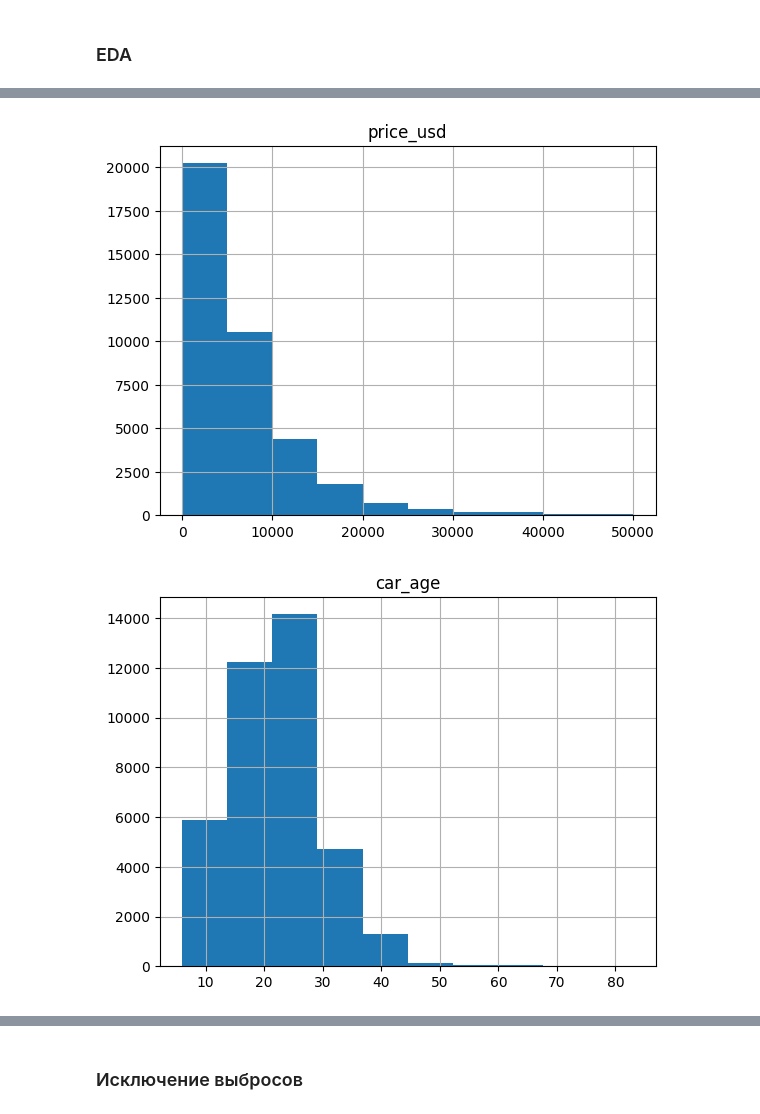
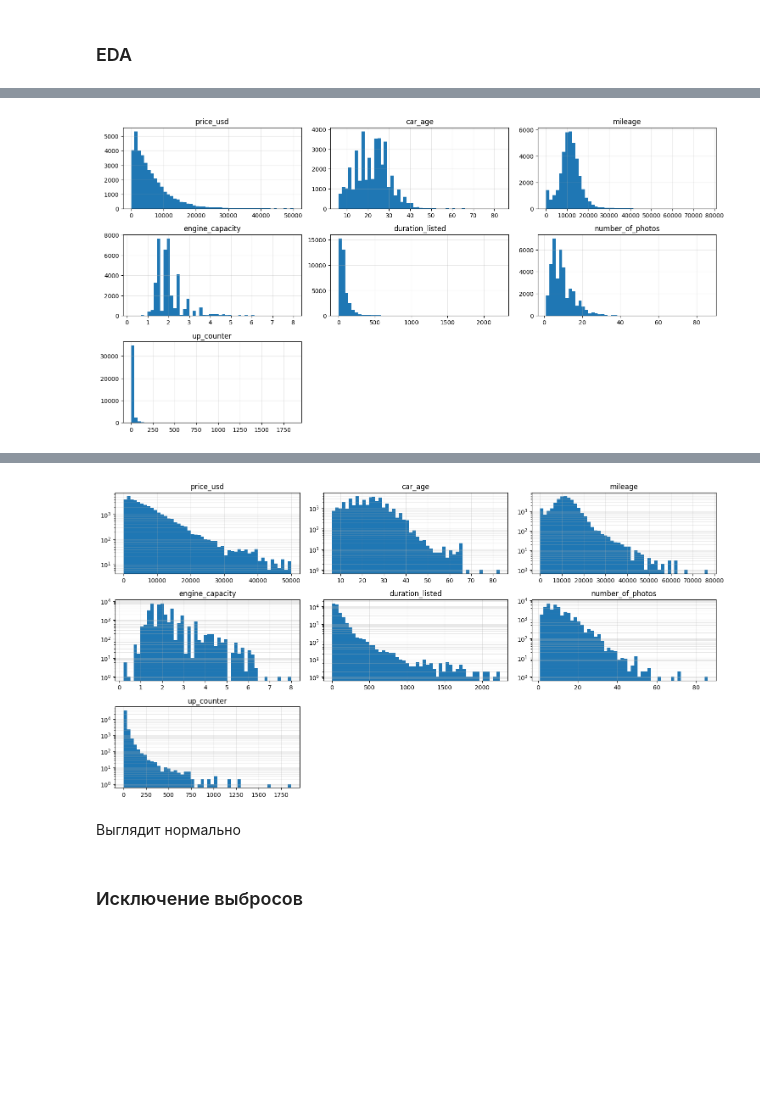
Before and after one commit to somebodnew/python, a Jupyter notebook: ML/notebooks/lab1_cars.ipynb, the cells around one changed output, grey strips where cells are left out. Drawn from its saved outputs; the diff is of its cells as text; code cells hidden in the pictures; blank space fills up the shorter version.

```diff
--- a/ML/notebooks/lab1_cars.ipynb
+++ b/ML/notebooks/lab1_cars.ipynb
@@ -8,7 +8,7 @@ import seaborn as sns
 # %% [markdown]
 ### Чтение CSV
 # %%
-data= pd.read_csv('C:\ML\data\cars.csv')
+data= pd.read_csv('C:\python-main\ML\data\cars.csv')
 # %% [markdown]
 ### Информация о данных
 # %% [markdown]
@@ -372,8 +341,16 @@ data.describe()[['price_usd', 'car_age', 'mileage', 'engine_capacity', 'duration
 | max | 50000.000000 | 83.000000 | 76923.076923 | 8.000000 | 2232.000000 | 86.000000 | 1861.000000 |
 # %%
 columns = ['price_usd', 'car_age', 'mileage', 'engine_capacity', 'duration_listed', 'number_of_photos', 'up_counter']
-for column in columns:
-    data.hist(column)
+
+plt.figure(figsize=(15, 10))
+
+for i, column in enumerate(columns, 1):
+    plt.subplot(4, 3, i)
+    data[column].hist(log=False, bins=50)
+    plt.title(column)
+    plt.grid(True, which="both", ls="-", alpha=0.3)
+
+plt.tight_layout()
+plt.show()
 # %% [output]
-[figure, old version]
+[figure, new version]
-[figure, removed]
@@ -385,3 +357,20 @@ for column in columns:
+# %%
+columns = ['price_usd', 'car_age', 'mileage', 'engine_capacity', 'duration_listed', 'number_of_photos', 'up_counter']
+
+plt.figure(figsize=(15, 10))
+
+for i, column in enumerate(columns, 1):
+    plt.subplot(4, 3, i)
+    data[column].hist(log=True, bins=50)
+    plt.title(column)
+    plt.grid(True, which="both", ls="-", alpha=0.3)
+
+plt.tight_layout()
+plt.show()
+# %% [output]
+[figure, added]
+# %% [markdown]
+Выглядит нормально
 # %% [markdown]
 ### Исключение выбросов
 # %%
```
Also changed, not shown: parts of 8 cells of this notebook, 1 other file.
